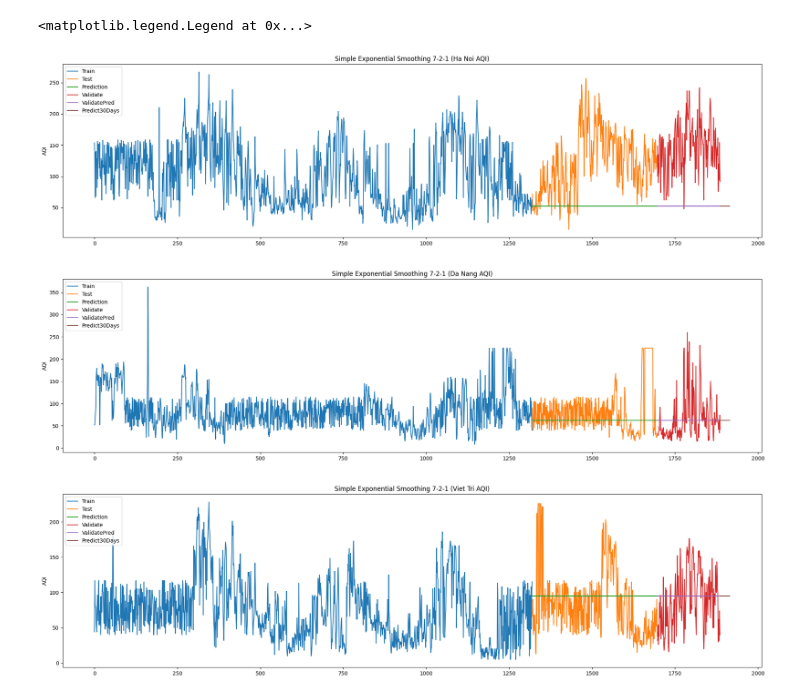
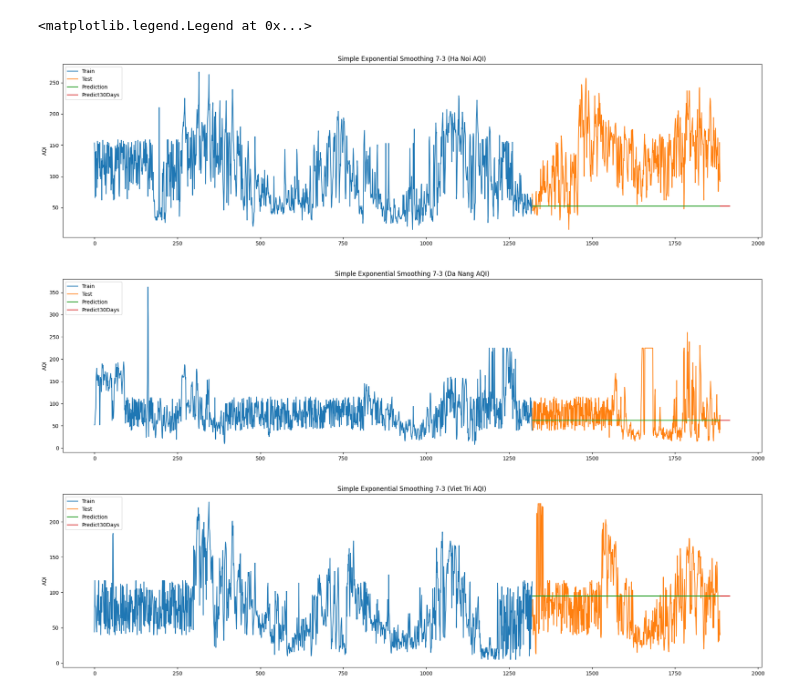
Before and after one commit to ngoctuanuit/IS403_O21_12, a Jupyter notebook: Model/SES.ipynb, the cells around one changed output. Drawn from its saved outputs; the diff is of its cells as text; code cells hidden in the pictures.

```diff
--- a/Model/SES.ipynb
+++ b/Model/SES.ipynb
@@ -110,32 +95,26 @@ plt.legend(['Train', 'Test', 'Prediction', 'Validate', 'ValidatePred', 'Predict3
 # %%
-# Chia dữ liệu train, test, validate theo tỉ lệ 7:2:1
+# Chia dữ liệu train, test theo tỉ lệ 7:3
 
 # Hà Nội
 train_size_HN = int(0.7 * len(df_HN))
-test_size_HN = int(0.2 * len(df_HN))
-val_size_HN = len(df_HN) - train_size_HN - test_size_HN
+test_size_HN = len(df_HN) - train_size_HN
 
 train_data_HN = df_HN[:train_size_HN]
 test_data_HN = df_HN[train_size_HN:train_size_HN+test_size_HN]
-val_data_HN = df_HN[train_size_HN+test_size_HN:]
 
 # Đà Nẵng
 train_size_DN = int(0.7 * len(df_DN))
-test_size_DN = int(0.2 * len(df_DN))
-val_size_DN = len(df_DN) - train_size_DN - test_size_DN
+test_size_DN = len(df_DN) - train_size_DN
 
 train_data_DN = df_DN[:train_size_DN]
 test_data_DN = df_DN[train_size_DN:train_size_DN+test_size_DN]
-val_data_DN = df_DN[train_size_DN+test_size_DN:]
 
 #Việt Trì
 train_size_VT = int(0.7 * len(df_VT))
-test_size_VT = int(0.2 * len(df_VT))
-val_size_VT = len(df_VT) - train_size_VT - test_size_VT
+test_size_VT = len(df_VT) - train_size_VT
 
 train_data_VT = df_VT[:train_size_VT]
 test_data_VT = df_VT[train_size_VT:train_size_VT+test_size_VT]
-val_data_VT = df_VT[train_size_VT+test_size_VT:]
 # %%
 # Train model
 model_HN = SimpleExpSmoothing(train_data_HN['AQI']).fit(optimized=True)
@@ -167,44 +143,38 @@ pred_30days_VT = model_VT.forecast(len(last_data_VT))
 # %%
 # Biểu diễn kết quả dự đoán trên biểu đồ
 
 # Hà Nội
 plt.figure(figsize=(24, 6))
 plt.plot(train_data_HN.index, train_data_HN['AQI'])
 plt.plot(test_data_HN.index, test_data_HN['AQI'])
 plt.plot(test_data_HN.index, test_pred_HN)
-plt.plot(val_data_HN.index, val_data_HN['AQI'])
-plt.plot(val_data_HN.index, val_pred_HN)
 plt.plot(last_data_HN, pred_30days_HN)
-plt.title('Simple Exponential Smoothing 7-2-1 (Ha Noi AQI)')
+plt.title('Simple Exponential Smoothing 7-3 (Ha Noi AQI)')
 plt.ylabel('AQI')
-plt.legend(['Train', 'Test', 'Prediction', 'Validate', 'ValidatePred', 'Predict30Days'], loc='upper left')
+plt.legend(['Train', 'Test', 'Prediction', 'Predict30Days'], loc='upper left')
 
 # Đà Nẵng
 plt.figure(figsize=(24, 6))
 plt.plot(train_data_DN.index, train_data_DN['AQI'])
 plt.plot(test_data_DN.index, test_data_DN['AQI'])
 plt.plot(test_data_DN.index, test_pred_DN)
-plt.plot(val_data_DN.index, val_data_DN['AQI'])
-plt.plot(val_data_DN.index, val_pred_DN)
 plt.plot(last_data_DN, pred_30days_DN)
-plt.title('Simple Exponential Smoothing 7-2-1 (Da Nang AQI)')
+plt.title('Simple Exponential Smoothing 7-3 (Da Nang AQI)')
 plt.ylabel('AQI')
-plt.legend(['Train', 'Test', 'Prediction', 'Validate', 'ValidatePred', 'Predict30Days'], loc='upper left')
+plt.legend(['Train', 'Test', 'Prediction', 'Predict30Days'], loc='upper left')
 
 # Việt Trì
 plt.figure(figsize=(24, 6))
 plt.plot(train_data_VT.index, train_data_VT['AQI'])
 plt.plot(test_data_VT.index, test_data_VT['AQI'])
 plt.plot(test_data_VT.index, test_pred_VT)
-plt.plot(val_data_VT.index, val_data_VT['AQI'])
-plt.plot(val_data_VT.index, val_pred_VT)
 plt.plot(last_data_VT, pred_30days_VT)
-plt.title('Simple Exponential Smoothing 7-2-1 (Viet Tri AQI)')
+plt.title('Simple Exponential Smoothing 7-3 (Viet Tri AQI)')
 plt.ylabel('AQI')
-plt.legend(['Train', 'Test', 'Prediction', 'Validate', 'ValidatePred', 'Predict30Days'], loc='upper left')
+plt.legend(['Train', 'Test', 'Prediction', 'Predict30Days'], loc='upper left')
 # %% [output]
 <matplotlib.legend.Legend at 0x...>
-[figure, old version]
+[figure, new version]
-[figure, old version]
+[figure, new version]
-[figure, old version]
+[figure, new version]
 # %%
```
Also changed, not shown: parts of 7 cells of this notebook.
